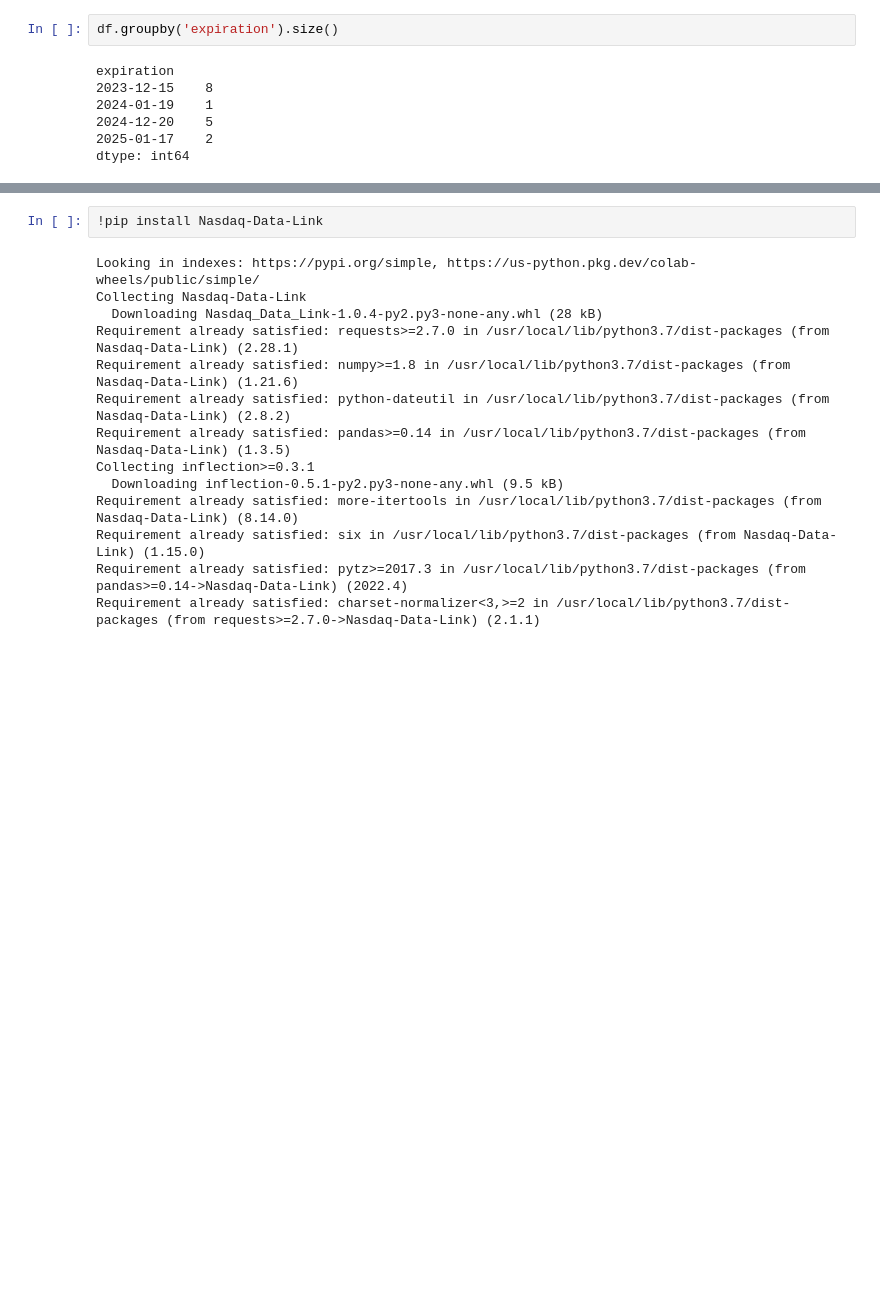
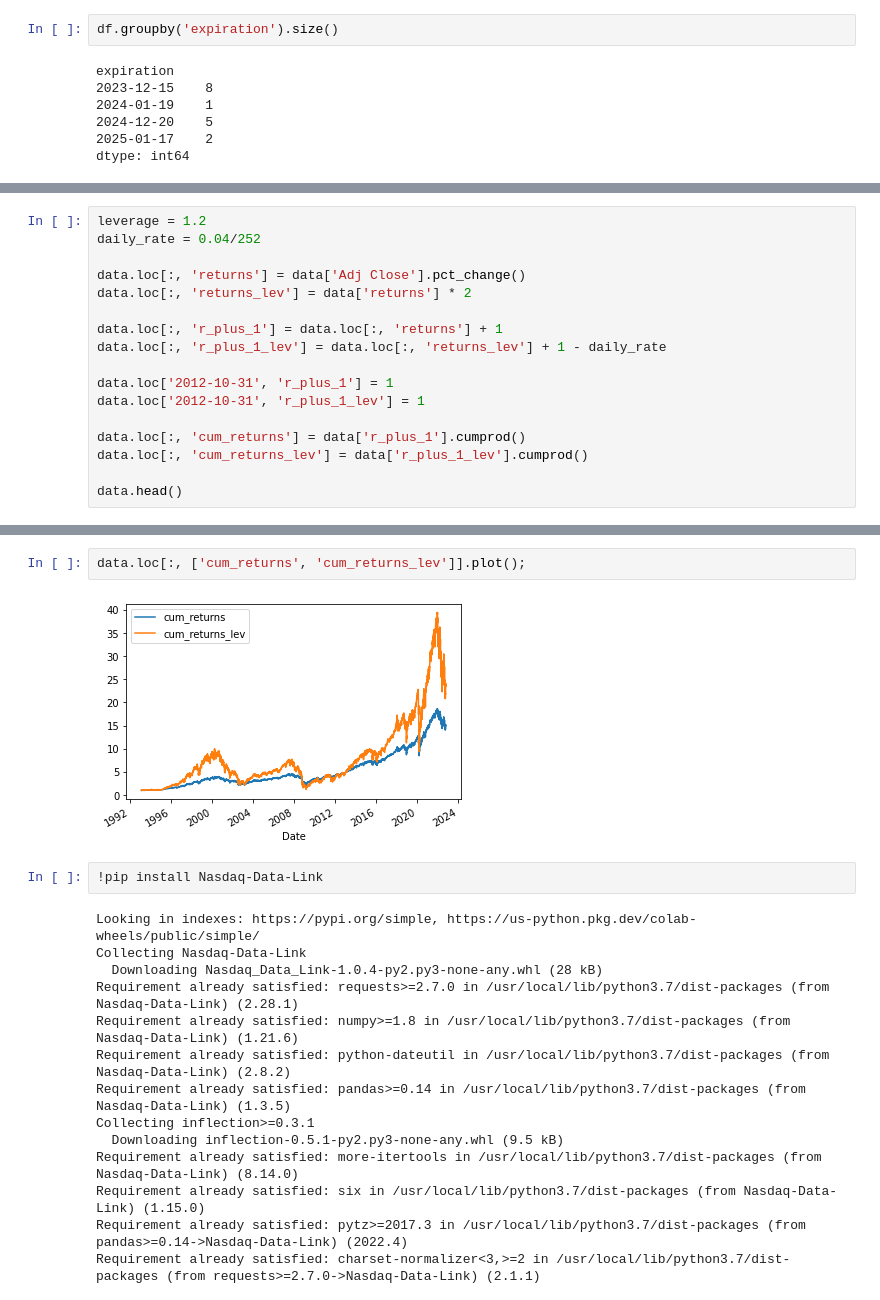
Before and after one commit to hatemr/lifecycle_investing, a Jupyter notebook: simulations.ipynb, the cells around one changed output, grey strips where cells are left out. Cells and saved outputs as stored; diff of their text form; blank space fills up the shorter version.

```diff
--- a/simulations.ipynb
+++ b/simulations.ipynb
@@ -581,0 +585,17 @@ data.loc[:, data.columns.get_level_values(0).isin(['Close'])]
+# %%
+leverage = 1.2
+daily_rate = 0.04/252
+
+data.loc[:, 'returns'] = data['Adj Close'].pct_change()
+data.loc[:, 'returns_lev'] = data['returns'] * 2
+
+data.loc[:, 'r_plus_1'] = data.loc[:, 'returns'] + 1
+data.loc[:, 'r_plus_1_lev'] = data.loc[:, 'returns_lev'] + 1 - daily_rate
+
+data.loc['2012-10-31', 'r_plus_1'] = 1
+data.loc['2012-10-31', 'r_plus_1_lev'] = 1
+
+data.loc[:, 'cum_returns'] = data['r_plus_1'].cumprod()
+data.loc[:, 'cum_returns_lev'] = data['r_plus_1_lev'].cumprod()
+
+data.head()
@@ -582,3 +610,7 @@ data.loc[:, data.columns.get_level_values(0).isin(['Close'])]
+# %%
+data.loc[:, ['cum_returns', 'cum_returns_lev']].plot();
+# %% [output]
+[figure, added]
 # %%
 !pip install Nasdaq-Data-Link
 # %% [output]
```
Also changed, not shown: parts of 8 cells of this notebook, 9 other files.
